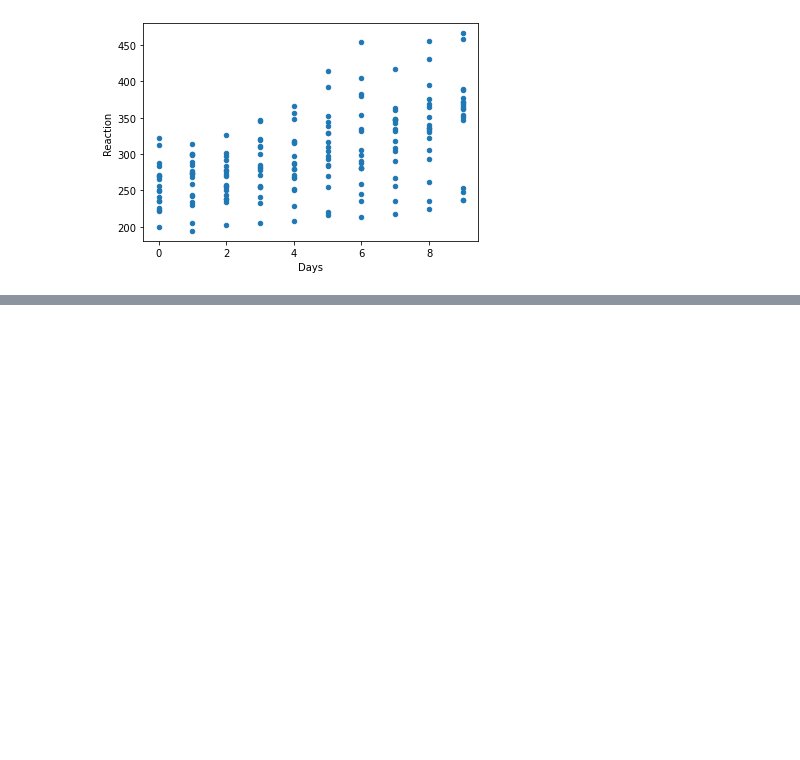
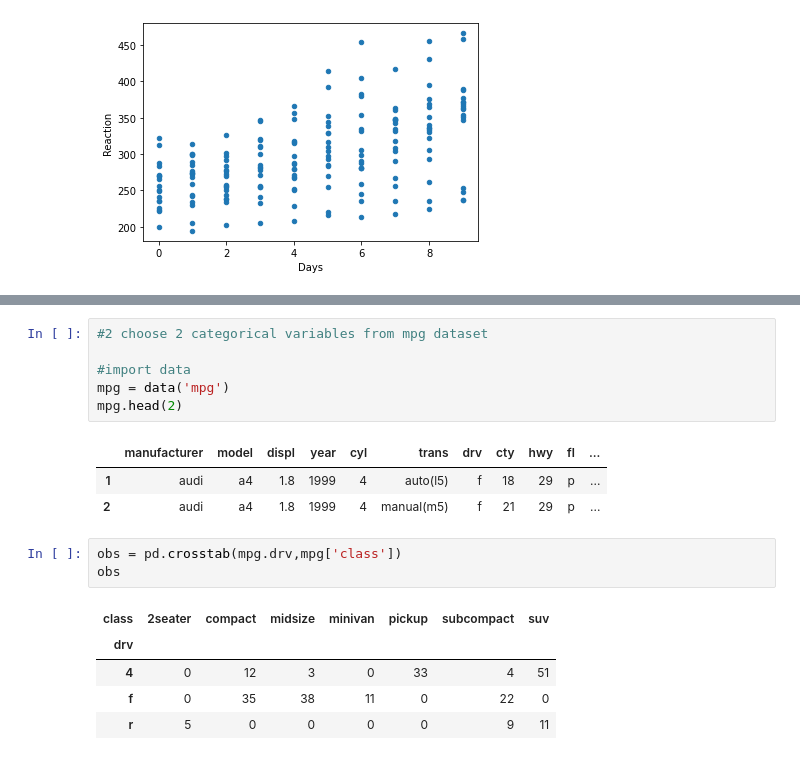
Before and after one commit to Cayt-Schlichting/statistics-exercises, a Jupyter notebook: hypothesis_testing.ipynb, the cells around one changed output, grey strips where cells are left out. Saved outputs shown, nothing was run; the diff lists cells and outputs as text; blank space fills up the shorter version.

```diff
--- a/hypothesis_testing.ipynb
+++ b/hypothesis_testing.ipynb
@@ -616,0 +674,19 @@ r: 0.5352302262650253
+# %%
+#2 choose 2 categorical variables from mpg dataset
+
+#import data
+mpg = data('mpg')
+mpg.head(2)
+# %% [output]
+|  | manufacturer | model | displ | year | cyl | trans | drv | cty | hwy | fl | ... |
+| 1 | audi | a4 | 1.8 | 1999 | 4 | auto(l5) | f | 18 | 29 | p | ... |
+| 2 | audi | a4 | 1.8 | 1999 | 4 | manual(m5) | f | 21 | 29 | p | ... |
+# %%
+obs = pd.crosstab(mpg.drv,mpg['class'])
+obs
+# %% [output]
+| class | 2seater | compact | midsize | minivan | pickup | subcompact | suv |
+| drv |  |  |  |  |  |  |  |
+| 4 | 0 | 12 | 3 | 0 | 33 | 4 | 51 |
+| f | 0 | 35 | 38 | 11 | 0 | 22 | 0 |
+| r | 5 | 0 | 0 | 0 | 0 | 9 | 11 |
```
Also changed, not shown: parts of 29 cells of this notebook.
